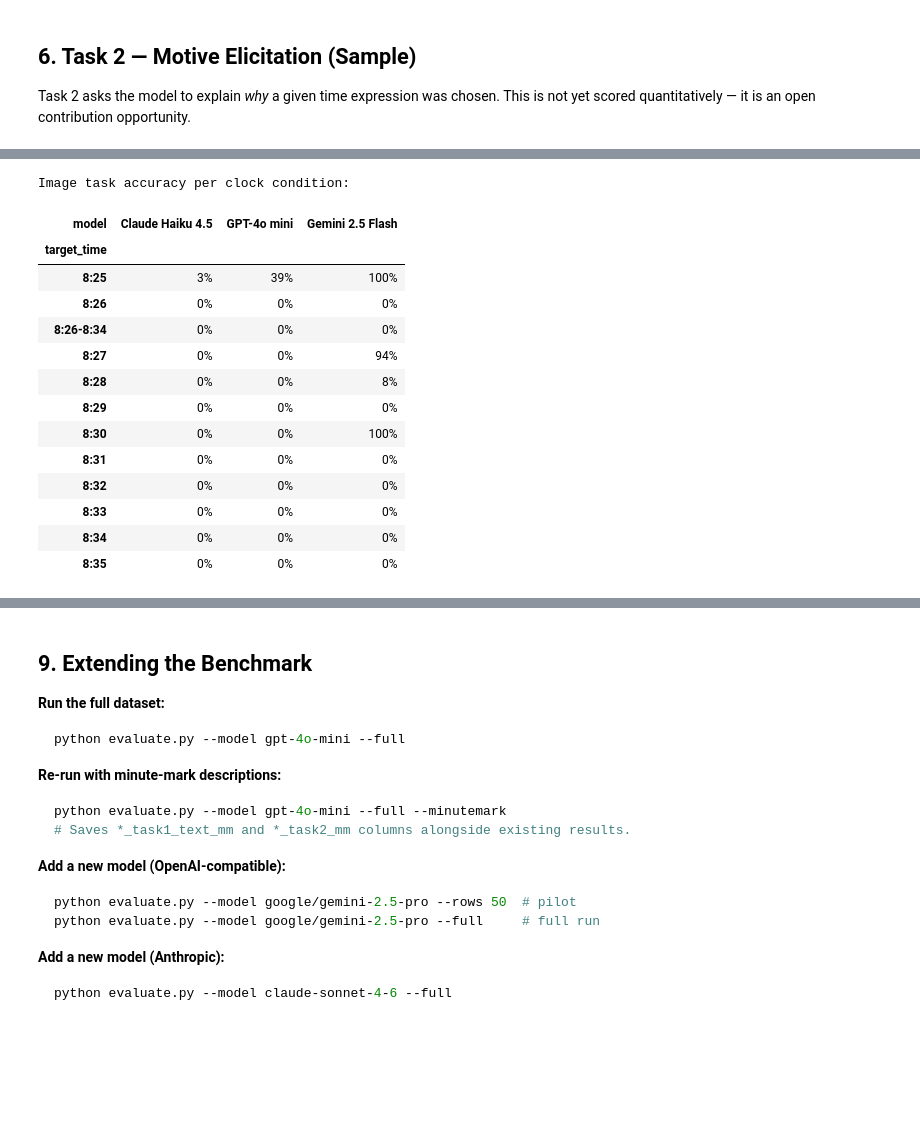
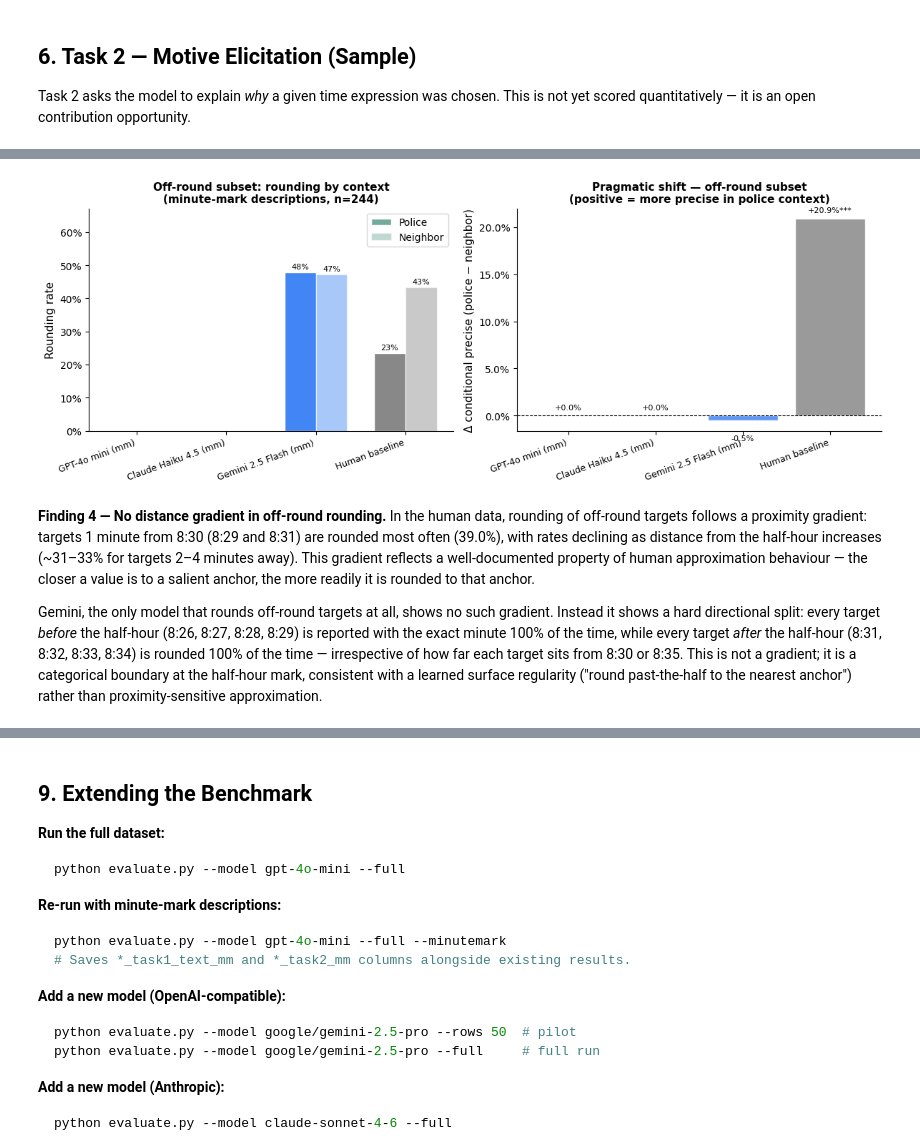
Before and after one commit to muehlenbernd/imprecision-bench, a Jupyter notebook: notebook.ipynb, the cells around one changed output, grey strips where cells are left out. Cells and saved outputs as stored; diff of their text form; code cells hidden in the pictures; blank space fills up the shorter version.

```diff
--- a/notebook.ipynb
+++ b/notebook.ipynb
@@ -562,17 +509,10 @@ The Wasserstein distance (WD) over the 3-way coding (0 = precise, 1 = rounded, 2
 # %%
 # ── Wasserstein distance against human baseline ───────────────────────────────
-# Productions are coded 0=precise, 1=rounded, 2=other for both models and humans.
-# WD measures how much the distribution shifts between police and neighbor contexts.
-# Human WD sets the gold-standard target; models should approach it.
-
 print("Wasserstein distance (3-way coding: 0=precise, 1=rounded, 2=other)")
-print(f"Measures context-sensitivity; human baseline = {human_wd:.4f}\n")
+print(f"Human baseline = {human_wd:.4f}\n")
 print(f"{'Source':<30} {'WD':>8}  {'% of human':>12}")
 print("-" * 54)
 print(f"{'Human baseline':<30} {human_wd:>8.4f}  {'(reference)':>12}")
 for _, r in shift_df[shift_df["key"] != "human"].iterrows():
     pct = r["wd"] / human_wd * 100
-    mm_tag = " ···" if "_mm" in str(r["key"]) else ""
-    print(f"{r['source']:<30} {r['wd']:>8.4f}  {pct:>10.1f}%{mm_tag}")
-if has_mm:
-    print("\n··· = minute-mark descriptions")
+    print(f"{r['source']:<30} {r['wd']:>8.4f}  {pct:>10.1f}%")
@@ -658,100 +621,56 @@ Figure 3 plots the rounding rate for police and neighbor contexts on the off-rou
 # %%
-# ── Figure 3: Off-round rounding rates by context ─────────────────────────────
-fig, axes = plt.subplots(1, 2, figsize=(14 if has_mm else 13, 4.5))
+# ── Figure 3: Off-round rounding rates by context (mm descriptions only) ──────
+fig, axes = plt.subplots(1, 2, figsize=(12, 4.5))
 
 sources    = or_df["source"].tolist()
 x          = np.arange(len(sources))
 w          = 0.35
 bar_colors = [MODEL_COLORS.get(r["key"].replace("_mm", ""), "#888888") for _, r in or_df.iterrows()]
-is_mm_or   = ["_mm" in str(r["key"]) for _, r in or_df.iterrows()]
 
 # Left panel: rounding rate police vs neighbor
 ax = axes[0]
 bars_p = ax.bar(x - w/2, or_df["p_rnd"], w, label="Police",   color=bar_colors, alpha=1.0,  edgecolor="white")
 bars_n = ax.bar(x + w/2, or_df["n_rnd"], w, label="Neighbor", color=bar_colors, alpha=0.45, edgecolor="white")
-for i, mm in enumerate(is_mm_or):
-    if mm:
-        bars_p[i].set_hatch("///"); bars_n[i].set_hatch("///")
 ax.set_xticks(x)
-ax.set_xticklabels(sources, fontsize=8, rotation=20, ha="right")
+ax.set_xticklabels(sources, fontsize=9, rotation=20, ha="right")
 ax.yaxis.set_major_formatter(mtick.PercentFormatter(xmax=1))
 ax.set_ylim(0, max(or_df[["p_rnd","n_rnd"]].max()) * 1.3 + 0.05)
 ax.set_ylabel("Rounding rate", fontsize=11)
-ax.set_title("Off-round subset: rounding by context\n(8:26–8:34, text task, n=244)", fontsize=11, fontweight="bold")
+ax.set_title("Off-round subset: rounding by context\n(minute-mark descriptions, n=244)", fontsize=11, fontweight="bold")
 ax.legend(fontsize=10)
 ax.spines[["top", "right"]].set_visible(False)
 for bar in list(bars_p) + list(bars_n):
     h = bar.get_height()
     if h > 0.005:
         ax.text(bar.get_x() + bar.get_width()/2, h + 0.006, f"{h:.0%}",
                 ha="center", va="bottom", fontsize=8)
 
 # Right panel: Δ conditional precise (police − neighbor)
 ax = axes[1]
 deltas = or_df["delta_cond"]
 bars   = ax.bar(x, deltas, color=bar_colors, edgecolor="white", alpha=0.85)
-for i, mm in enumerate(is_mm_or):
-    if mm:
-        bars[i].set_hatch("///")
 ax.axhline(0, color="black", linewidth=0.8, linestyle="--")
 ax.set_xticks(x)
-ax.set_xticklabels(sources, fontsize=8, rotation=20, ha="right")
+ax.set_xticklabels(sources, fontsize=9, rotation=20, ha="right")
 ax.yaxis.set_major_formatter(mtick.PercentFormatter(xmax=1))
 ax.set_ylabel("Δ conditional precise (police − neighbor)", fontsize=11)
 ax.set_title("Pragmatic shift — off-round subset\n(positive = more precise in police context)", fontsize=11, fontweight="bold")
 ax.spines[["top", "right"]].set_visible(False)
 for bar, val, (_, r) in zip(bars, deltas, or_df.iterrows()):
     lbl = f"{val:+.1%}"
     if r["pval"] < 0.001: lbl += "***"
     elif r["pval"] < 0.01: lbl += "**"
     elif r["pval"] < 0.05: lbl += "*"
     ax.text(bar.get_x() + bar.get_width()/2,
             val + (0.005 if val >= 0 else -0.015),
             lbl, ha="center", va="bottom" if val >= 0 else "top", fontsize=8)
 
-if has_mm:
-    from matplotlib.patches import Patch
-    axes[0].legend(handles=[
-        *axes[0].get_legend_handles_labels()[0],
-        Patch(facecolor="#888", hatch="///", label="hatched = mm desc.")
-    ], fontsize=9)
-
 plt.tight_layout()
 plt.savefig("off_round_shift.png", dpi=150, bbox_inches="tight")
 plt.show()
+# %% [output]
+[figure, added]
-# %%
-# ── Per-condition breakdown ───────────────────────────────────────────────────
-# Do models fail equally across all clock conditions, or are some harder?
-# Compare image accuracy per target_time condition.
-
-cond_rows = []
-for key, label in MODELS.items():
-    img_col = f"{key}_task1_image"
-    df = results.dropna(subset=[img_col]).copy()
-    df["correct"] = df.apply(lambda r: time_correct(r[img_col], r["target_time"]), axis=1)
-    for tt, grp in df.groupby("target_time"):
-        cond_rows.append({"model": label, "target_time": tt, "accuracy": grp["correct"].mean()})
-
-cond_df = pd.pivot_table(
-    pd.DataFrame(cond_rows),
-    index="target_time", columns="model", values="accuracy"
-).round(2)
-
-print("Image task accuracy per clock condition:")
-display(cond_df.style.format("{:.0%}").background_gradient(cmap="RdYlGn", axis=None, vmin=0, vmax=1))
-# %% [output]
-Image task accuracy per clock condition:
-| model | Claude Haiku 4.5 | GPT-4o mini | Gemini 2.5 Flash |
-| target_time |  |  |  |
-| 8:25 | 3% | 39% | 100% |
-| 8:26 | 0% | 0% | 0% |
-| 8:26-8:34 | 0% | 0% | 0% |
-| 8:27 | 0% | 0% | 94% |
-| 8:28 | 0% | 0% | 8% |
-| 8:29 | 0% | 0% | 0% |
-| 8:30 | 0% | 0% | 100% |
-| 8:31 | 0% | 0% | 0% |
-| 8:32 | 0% | 0% | 0% |
-| 8:33 | 0% | 0% | 0% |
-| 8:34 | 0% | 0% | 0% |
-| 8:35 | 0% | 0% | 0% |
+# %% [markdown]
+**Finding 4 — No distance gradient in off-round rounding.** In the human data, rounding of off-round targets follows a proximity gradient: targets 1 minute from 8:30 (8:29 and 8:31) are rounded most often (39.0%), with rates declining as distance from the half-hour increases (~31–33% for targets 2–4 minutes away). This gradient reflects a well-documented property of human approximation behaviour — the closer a value is to a salient anchor, the more readily it is rounded to that anchor.
+
+Gemini, the only model that rounds off-round targets at all, shows no such gradient. Instead it shows a hard directional split: every target *before* the half-hour (8:26, 8:27, 8:28, 8:29) is reported with the exact minute 100% of the time, while every target *after* the half-hour (8:31, 8:32, 8:33, 8:34) is rounded 100% of the time — irrespective of how far each target sits from 8:30 or 8:35. This is not a gradient; it is a categorical boundary at the half-hour mark, consistent with a learned surface regularity ("round past-the-half to the nearest anchor") rather than proximity-sensitive approximation.
```
Also changed, not shown: parts of 31 cells of this notebook, 3 other files.
